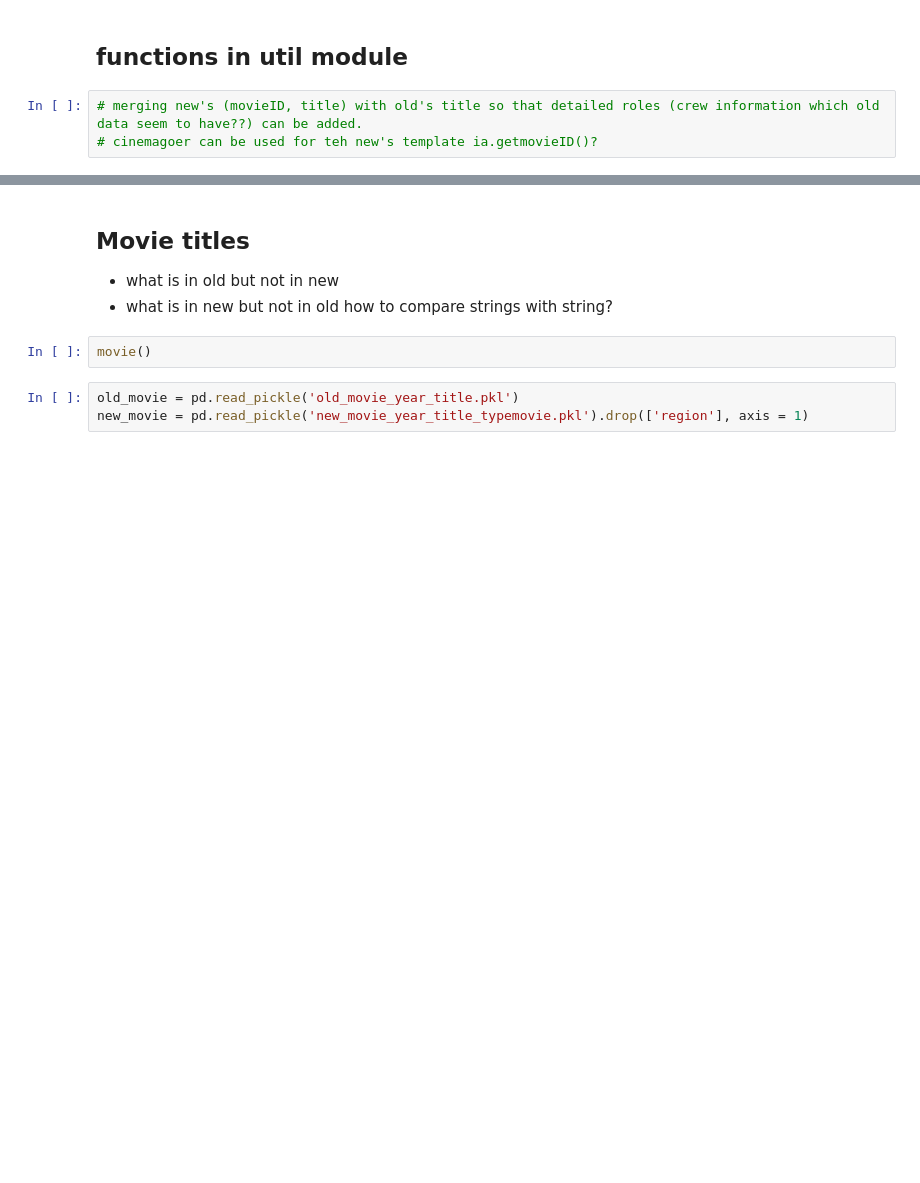
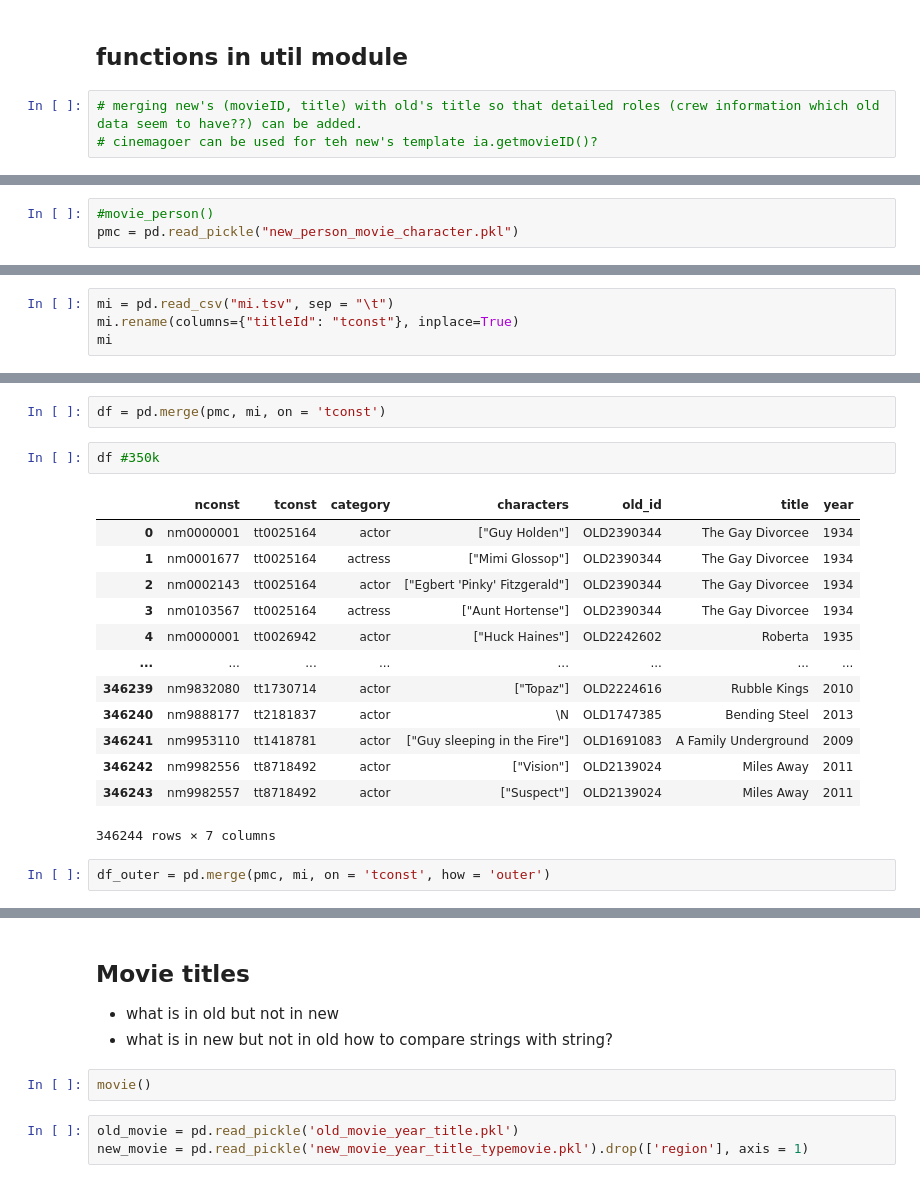
Before and after one commit to hyunjimoon/empirical_dynamics, a Jupyter notebook: cont_code/johan.ipynb, the cells around one changed output, grey strips where cells are left out. Saved outputs shown, nothing was run; the diff lists cells and outputs as text; blank space fills up the shorter version.

```diff
--- a/cont_code/johan.ipynb
+++ b/cont_code/johan.ipynb
@@ -29,3 +13,6 @@ import numpy
 from imdb import Cinemagoer
 import os
 # test data: old_movie = pd.read_pickle('data/movie/old_movie.pkl')
+# %%
+#movie_person()
+pmc = pd.read_pickle("new_person_movie_character.pkl")
@@ -31,0 +63,4 @@ import os
+# %%
+mi = pd.read_csv("mi.tsv", sep = "\t")
+mi.rename(columns={"titleId": "tconst"}, inplace=True)
+mi
@@ -31,0 +81,20 @@ import os
+# %%
+df = pd.merge(pmc, mi, on = 'tconst')
+# %%
+df #350k
+# %% [output]
+|  | nconst | tconst | category | characters | old_id | title | year |
+| 0 | nm0000001 | tt0025164 | actor | ["Guy Holden"] | OLD2390344 | The Gay Divorcee | 1934 |
+| 1 | nm0001677 | tt0025164 | actress | ["Mimi Glossop"] | OLD2390344 | The Gay Divorcee | 1934 |
+| 2 | nm0002143 | tt0025164 | actor | ["Egbert 'Pinky' Fitzgerald"] | OLD2390344 | The Gay Divorcee | 1934 |
+| 3 | nm0103567 | tt0025164 | actress | ["Aunt Hortense"] | OLD2390344 | The Gay Divorcee | 1934 |
+| 4 | nm0000001 | tt0026942 | actor | ["Huck Haines"] | OLD2242602 | Roberta | 1935 |
+| ... | ... | ... | ... | ... | ... | ... | ... |
+| 346239 | nm9832080 | tt1730714 | actor | ["Topaz"] | OLD2224616 | Rubble Kings | 2010 |
+| 346240 | nm9888177 | tt2181837 | actor | \N | OLD1747385 | Bending Steel | 2013 |
+| 346241 | nm9953110 | tt1418781 | actor | ["Guy sleeping in the Fire"] | OLD1691083 | A Family Underground | 2009 |
+| 346242 | nm9982556 | tt8718492 | actor | ["Vision"] | OLD2139024 | Miles Away | 2011 |
+| 346243 | nm9982557 | tt8718492 | actor | ["Suspect"] | OLD2139024 | Miles Away | 2011 |
+346244 rows × 7 columns
+# %%
+df_outer = pd.merge(pmc, mi, on = 'tconst', how = 'outer')
```
Also changed, not shown: parts of 30 cells of this notebook, 23 other files.
